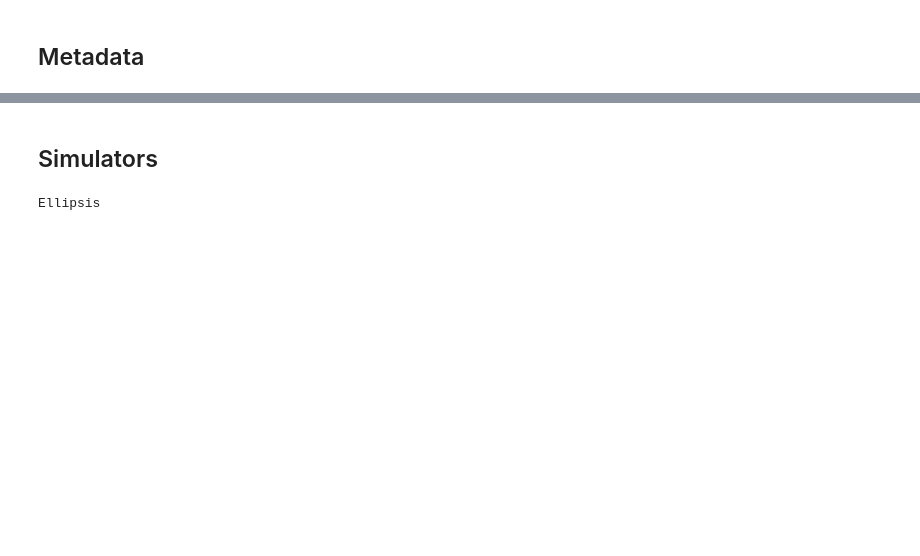
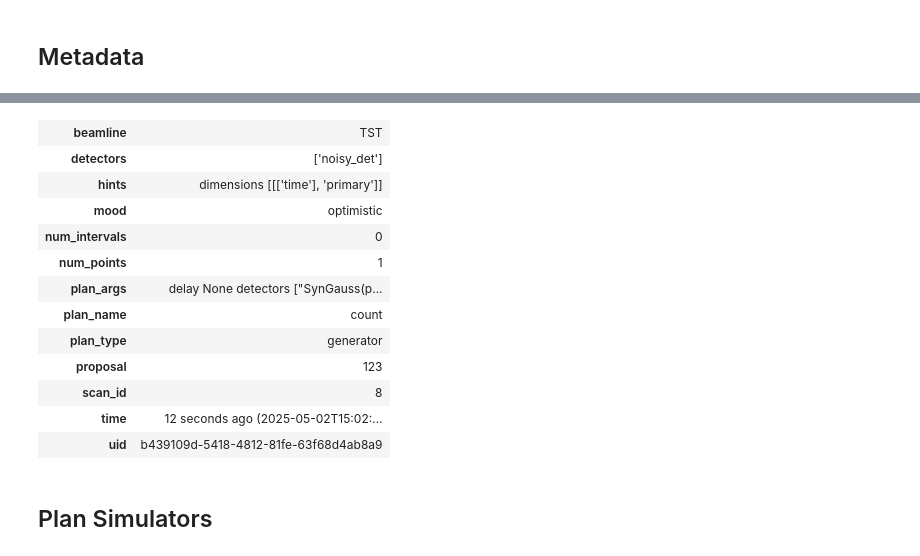
Before and after one commit to NSLS2/bluesky-training-2025-2, a Jupyter notebook: Week4/Week4-Basics-of-Bluesky.ipynb, the cells around one changed output, grey strips where cells are left out. Cells and saved outputs as stored; diff of their text form; code cells hidden in the pictures; blank space fills up the shorter version.

```diff
--- a/Week4/Week4-Basics-of-Bluesky.ipynb
+++ b/Week4/Week4-Basics-of-Bluesky.ipynb
@@ -27,6 +190,22 @@ Ellipsis
+# %%
+db[uid].start
+# %% [output]
+| beamline | TST |
+| detectors | ['noisy_det'] |
+| hints | dimensions [[['time'], 'primary']] |
+| mood | optimistic |
+| num_intervals | 0 |
+| num_points | 1 |
+| plan_args | delay None detectors ["SynGauss(p... |
+| plan_name | count |
+| plan_type | generator |
+| proposal | 123 |
+| scan_id | 8 |
+| time | 12 seconds ago (2025-05-02T15:02:... |
+| uid | b439109d-5418-4812-81fe-63f68d4ab8a9 |
 # %% [markdown]
-## Simulators
+## Plan Simulators
 # %%
-...
+def top_level(md={"sample": {"formula": "C2H6"}}):
+    yield from count([noisy_det], md=md)
+    yield from count([det], md={"test": "yes"})
-# %% [output]
-Ellipsis
```
Also changed, not shown: parts of 29 cells of this notebook.
